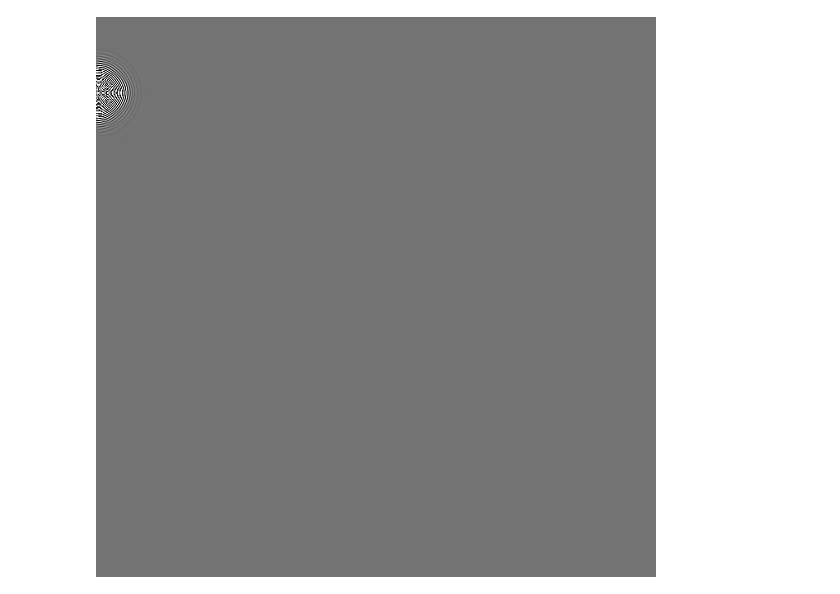
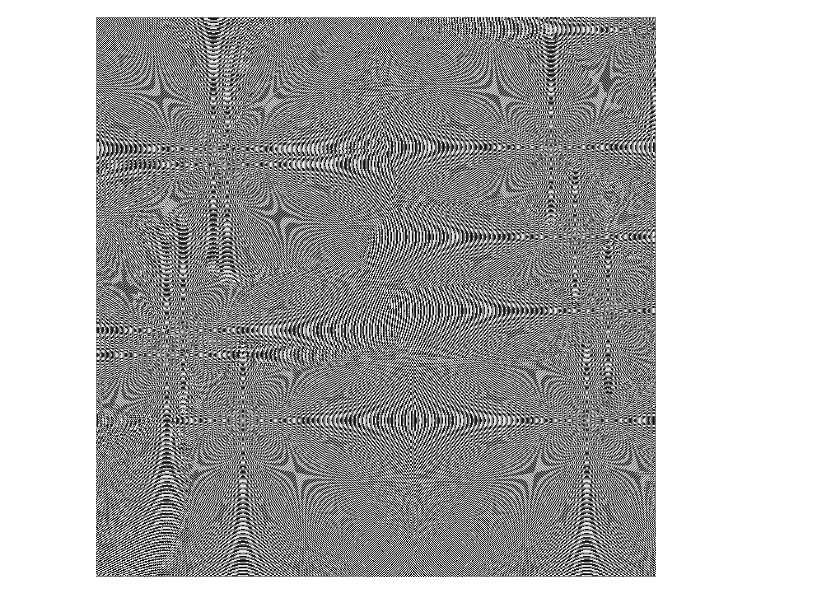
Before and after one commit to tp-nscan/SharedIpynb, a Jupyter notebook: tfPde.ipynb, the cells around one changed output. Saved outputs shown, nothing was run; the diff lists cells and outputs as text; code cells hidden in the pictures.

```diff
--- a/tfPde.ipynb
+++ b/tfPde.ipynb
@@ -67,8 +49,8 @@ u_init = np.zeros([N, N], dtype=np.float32)
 ut_init = np.zeros([N, N], dtype=np.float32)
 
 # Some rain drops hit a pond at random points
-for n in range(1):
+for n in range(10):
   a,b = np.random.randint(0, N, 2)
   u_init[a,b] = np.random.uniform()
 
-DisplayArray(u_init, rng=[-0.1, 0.1])
+#DisplayArray(u_init, rng=[-0.1, 0.1])
@@ -96,16 +76,16 @@ step = tf.group(
 # %%
 # Initialize state to initial conditions
 tf.global_variables_initializer().run()
 
 # Run 1000 steps of PDE
-for i in range(2000):
+for i in range(20000):
   # Step simulation
   step.run({eps: 0.03, damping: 0.04})
-  if (i % 50 == 0):
+  if (i % 5 == 0):
       DisplayArray(U.eval(), rng=[-0.1, 0.12])
 
 writer = tf.summary.FileWriter(logdir="/tmp/test", graph=sess.graph)
 sess.close()
 writer.close()
 # %% [output]
-[figure, old version]
+[figure, new version]
```
Also changed, not shown: parts of 2 cells of this notebook, 7 other files.
